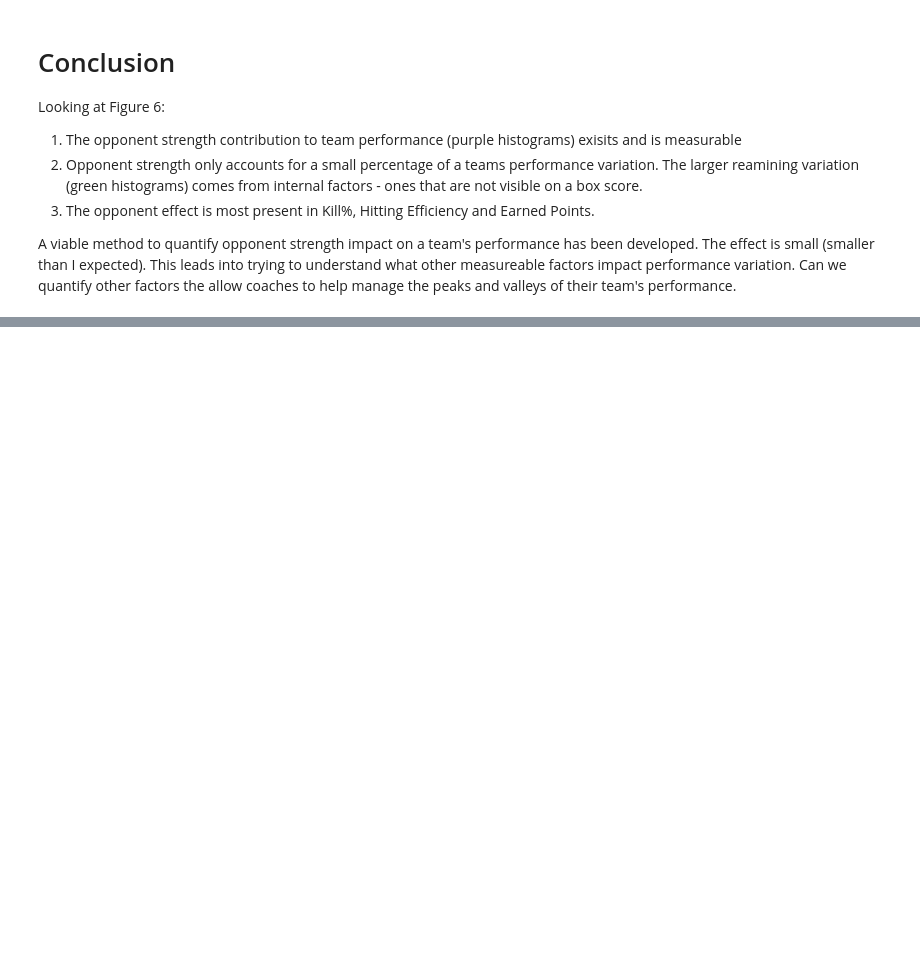
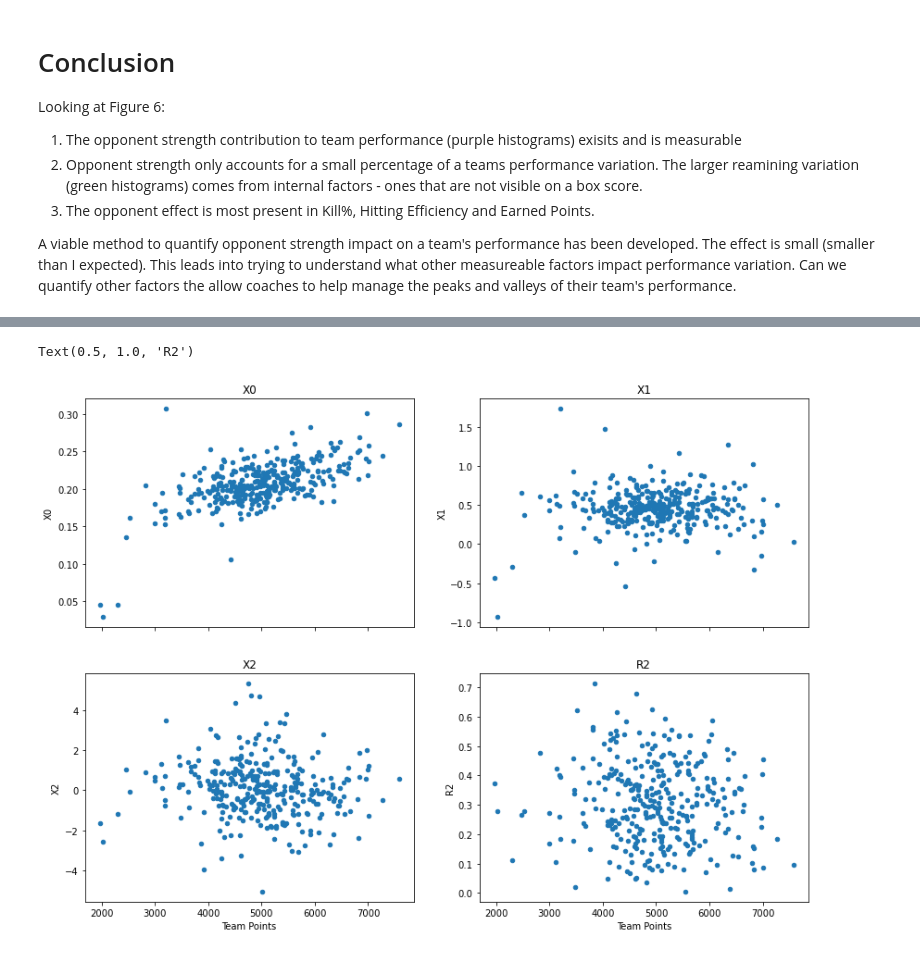
Before and after one commit to stevearonson/NCAA-VB, a Jupyter notebook: Opponent Strength.ipynb, the cells around one changed output, grey strips where cells are left out. Drawn from its saved outputs; the diff is of its cells as text; code cells hidden in the pictures; blank space fills up the shorter version.

```diff
--- a/Opponent Strength.ipynb
+++ b/Opponent Strength.ipynb
@@ -439,0 +469,3 @@ A viable method to quantify opponent strength impact on a team's performance has
+# %%
+team_fit = df2019.loc[:,['Team', 'Team Rank', 'Team Points']].drop_duplicates().join(team_fit, on='Team')
+team_fit = pd.merge(team_fit, df2019.groupby('Team')[['Hit Pct', 'Opp Points', 'Point Diff']].mean().reset_index())
@@ -439,0 +492,21 @@ A viable method to quantify opponent strength impact on a team's performance has
+# %%
+fig, ax = plt.subplots(2, 2, figsize=(14,10), sharey=False)
+
+team_fit.plot.scatter('Team Points', 'X0', ax=ax[0,0])
+ax[0,0].set_xlabel('')
+ax[0,0].axes.set_xticklabels('')
+ax[0,0].set_title('X0')
+
+team_fit.plot.scatter('Team Points', 'X1', ax=ax[0,1])
+ax[0,1].set_xlabel('')
+ax[0,1].axes.set_xticklabels('')
+ax[0,1].set_title('X1')
+
+team_fit.plot.scatter('Team Points', 'X2', ax=ax[1,0])
+ax[1,0].set_title('X2')
+
+team_fit.plot.scatter('Team Points', 'R2', ax=ax[1,1])
+ax[1,1].set_title('R2')
+# %% [output]
+Text(0.5, 1.0, 'R2')
+[figure, added]
```
Also changed, not shown: parts of 24 cells of this notebook, 3 other files.
